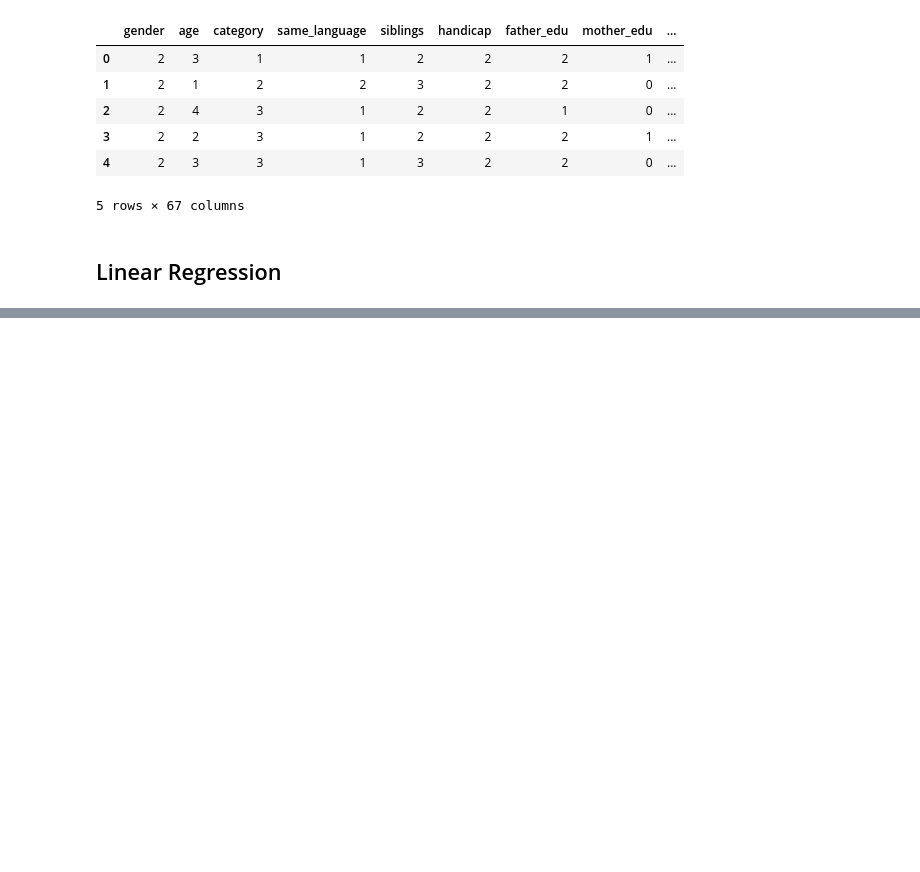
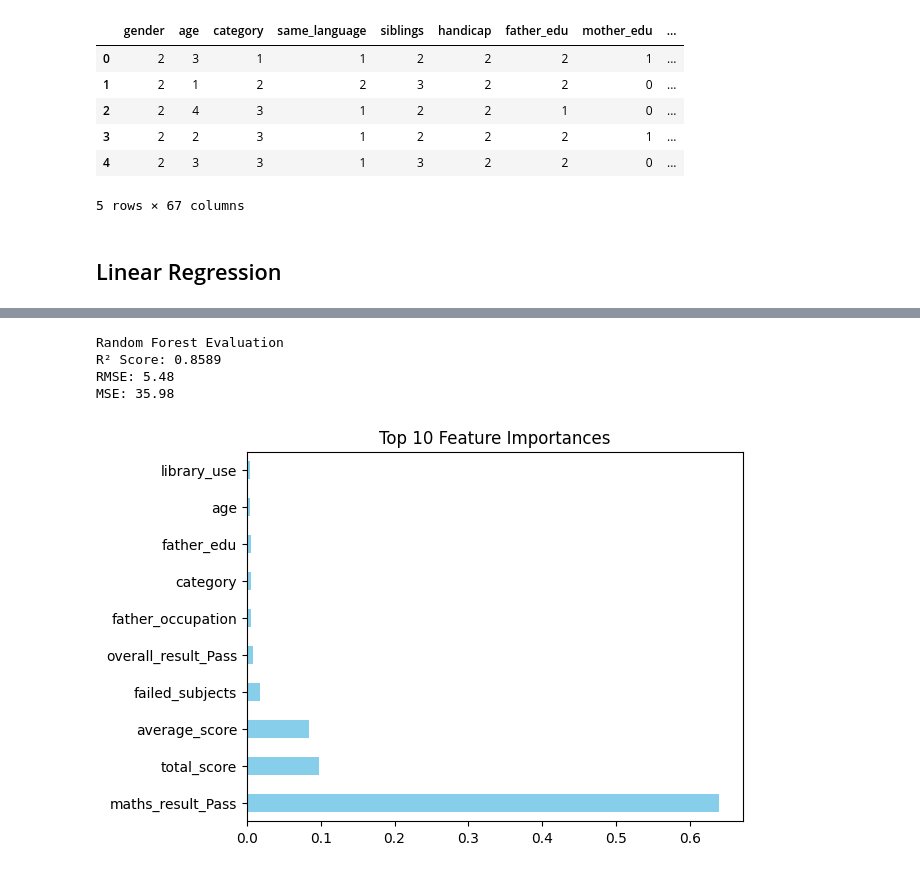
Before and after one commit to ChandanHegde07/Kruman-Projects, a Jupyter notebook: Phase2Student.ipynb, the cells around one changed output, grey strips where cells are left out. Saved outputs shown, nothing was run; the diff lists cells and outputs as text; code cells hidden in the pictures; blank space fills up the shorter version.

```diff
--- a/Phase2Student.ipynb
+++ b/Phase2Student.ipynb
@@ -85,0 +101,32 @@ print(predicted_marks[["Predicted_Maths_Percentage"]])
+# %%
+df = pd.read_csv("nas-students-data.csv")
+df_encoded = pd.get_dummies(df, drop_first=True)
+
+X = df_encoded.drop(columns=["Maths_Percentage"], errors='ignore')
+y = df_encoded["Maths_Percentage"]
+
+X_train, X_test, y_train, y_test = train_test_split(X, y, test_size=0.2, random_state=42)
+
+model = RandomForestRegressor(n_estimators=100, random_state=42)
+model.fit(X_train, y_train)
+
+y_pred = model.predict(X_test)
+
+r2 = r2_score(y_test, y_pred)
+rmse = np.sqrt(mean_squared_error(y_test, y_pred))
+
+print("Random Forest Evaluation")
+print(f"R² Score: {r2:.4f}")
+print(f"RMSE: {rmse:.2f}")
+print(f"MSE: {mse:.2f}")
+
+feature_importance = pd.Series(model.feature_importances_, index=X.columns)
+feature_importance.nlargest(10).plot(kind='barh', color='skyblue')
+plt.title("Top 10 Feature Importances")
+plt.show()
+# %% [output]
+Random Forest Evaluation
+R² Score: 0.8589
+RMSE: 5.48
+MSE: 35.98
+[figure, added]
```
Also changed, not shown: parts of 13 cells of this notebook.
